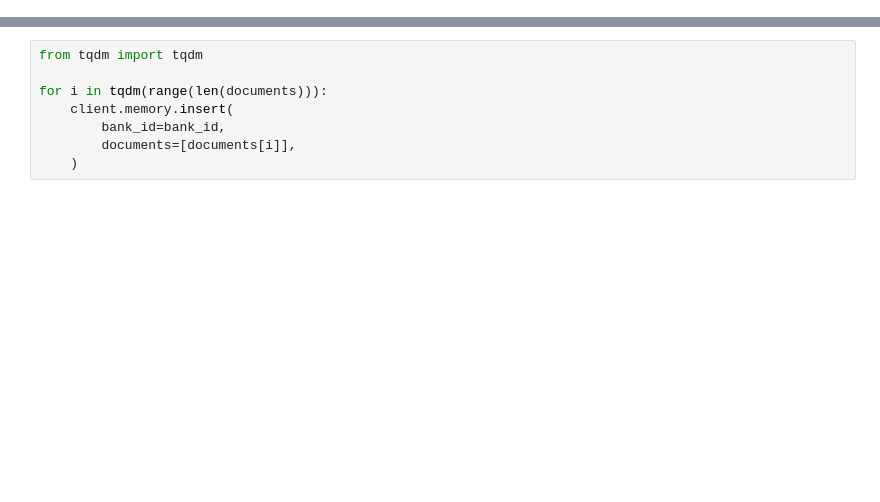
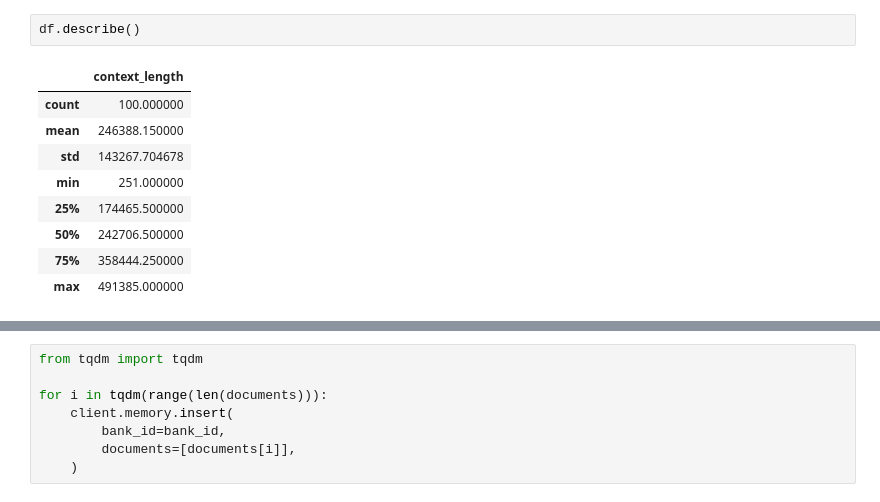
Before and after one commit to pacificcoast1/llama-stack, a Jupyter notebook: init6_html.ipynb, the cells around one changed output, grey strips where cells are left out. Drawn from its saved outputs; the diff is of its cells as text; blank space fills up the shorter version.

```diff
--- a/init6_html.ipynb
+++ b/init6_html.ipynb
@@ -32,3 +34,15 @@ df.head()
+# %%
+df.describe()
+# %% [output]
+|  | context_length |
+| count | 100.000000 |
+| mean | 246388.150000 |
+| std | 143267.704678 |
+| min | 251.000000 |
+| 25% | 174465.500000 |
+| 50% | 242706.500000 |
+| 75% | 358444.250000 |
+| max | 491385.000000 |
 # %%
 from counter import get_and_increment_counter
 from llama_stack_client import LlamaStackClient
```
Also changed, not shown: parts of 3 cells of this notebook, 2 other files.
